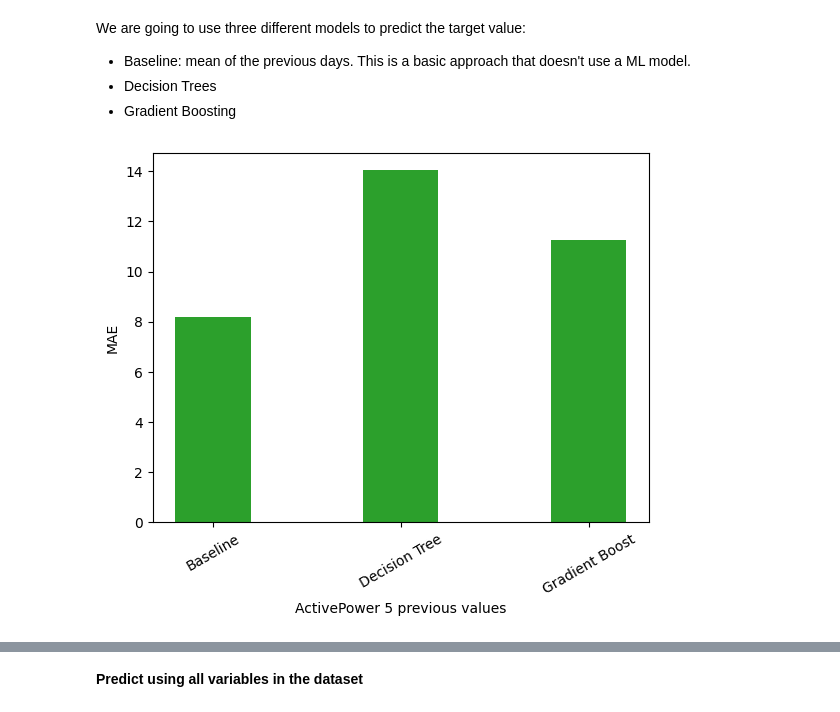
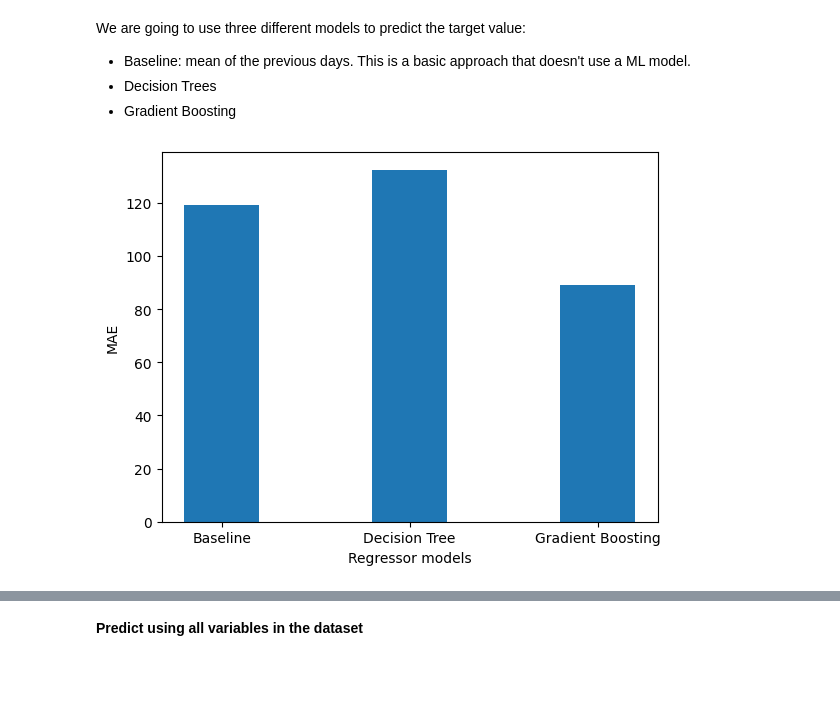
Before and after one commit to acrulopez/data-mining-UPM, a Jupyter notebook: Project.ipynb, the cells around one changed output, grey strips where cells are left out. Drawn from its saved outputs; the diff is of its cells as text; code cells hidden in the pictures; blank space fills up the shorter version.

```diff
--- a/Project.ipynb
+++ b/Project.ipynb
@@ -387,7 +400,7 @@ __Predict the next time step using a sequence of past observations__
 
 We are going to use the __ActivePower__ value from the previous 5 days to predict the value for the next day.
 # %%
-new_df = pd.concat([df_daily[['ActivePower']],df_daily.iloc[:,-5:]],axis=1)
-#new_df = new_df.dropna().reset_index(drop=True)
+new_df = pd.concat([df[['Date','ActivePower']],df.iloc[:,-5:]],axis=1)
+new_df = new_df.dropna().reset_index(drop=True)
 new_df
 # %% [output]
@@ -433,11 +445,20 @@ gbr_5.fit(X_train, y_train.ravel())
 gbr_5_pred = gbr_5.predict(X_test)
 # %%
 from sklearn.metrics import mean_absolute_error
-seq_5_dict = {}
-seq_5_dict["Baseline"] = mean_absolute_error(y_test, baseline_pred)
-seq_5_dict["Decision Tree"] = mean_absolute_error(y_test, dt_reg_5_pred)
-seq_5_dict["Gradient Boost"] = mean_absolute_error(y_test, gbr_5_pred)
+
+baseline_mae = mean_absolute_error(y_test, baseline_pred)
+dt_5_mae = mean_absolute_error(y_test, dt_reg_5_pred)
+gbr_5_mae = mean_absolute_error(y_test, gbr_5_pred)
 # Generate the bar plot
-plot_error("ActivePower 5 previous values", seq_5_dict)
+fig, ax = plt.subplots()
+
+x = ['Baseline', 'Decision Tree', 'Gradient Boosting']
+y = [baseline_mae, dt_5_mae, gbr_5_mae]
+
+ax.bar(x, y, width=0.4)
+ax.set_xlabel('Regressor models')
+ax.set_ylabel('MAE')
+
+plt.show()
 # %% [output]
-[figure, old version]
+[figure, new version]
```
Also changed, not shown: parts of 14 cells of this notebook.
